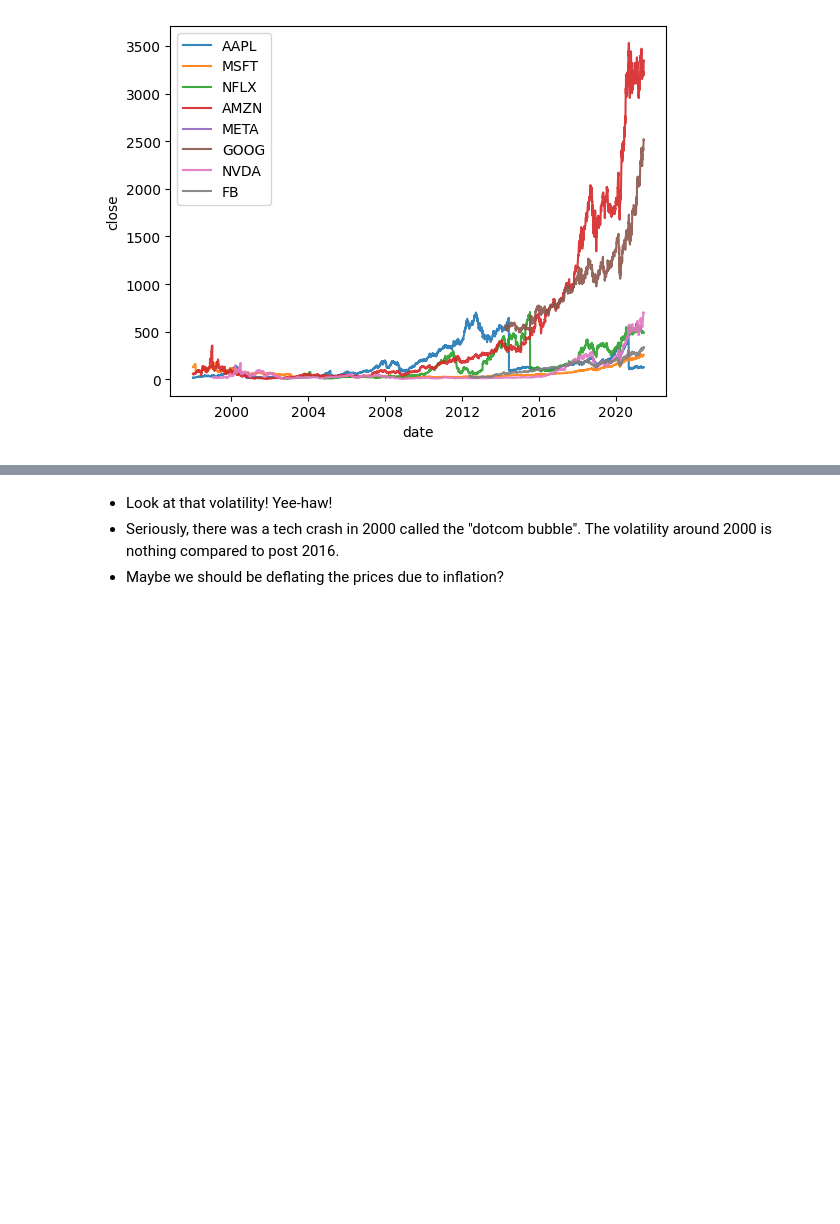
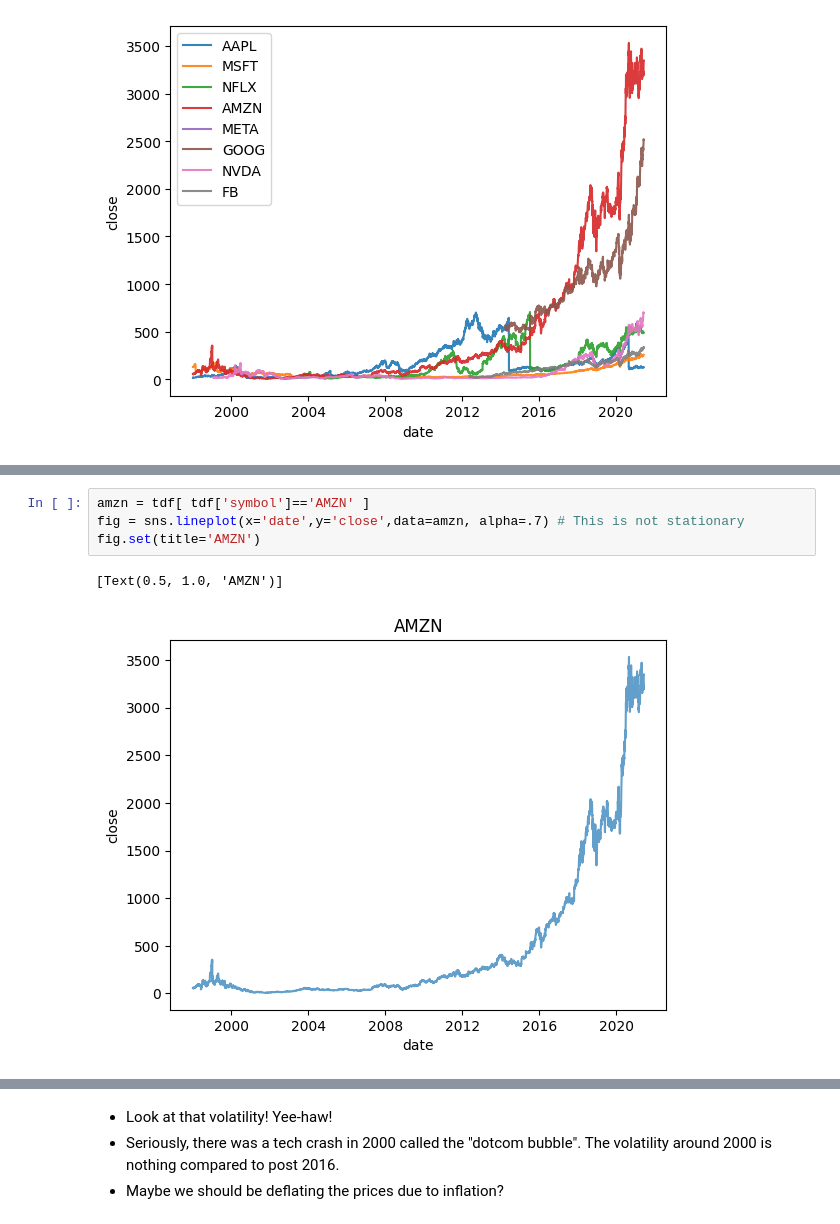
Before and after one commit to ds4e/EDA, a Jupyter notebook: EDA.ipynb, the cells around one changed output, grey strips where cells are left out. Saved outputs shown, nothing was run; the diff lists cells and outputs as text; blank space fills up the shorter version.

```diff
--- a/EDA.ipynb
+++ b/EDA.ipynb
@@ -777,3 +778,10 @@ sns.lineplot(x='date',y='close',data=nflx, alpha=.7)
+# %%
+amzn = tdf[ tdf['symbol']=='AMZN' ]
+fig = sns.lineplot(x='date',y='close',data=amzn, alpha=.7) # This is not stationary
+fig.set(title='AMZN')
+# %% [output]
+[Text(0.5, 1.0, 'AMZN')]
+[figure, added]
 # %%
 amzn = tdf[ tdf['symbol']=='AMZN' ]
 amzn = amzn.sort_values('date')
```
Also changed, not shown: parts of 7 cells of this notebook.
